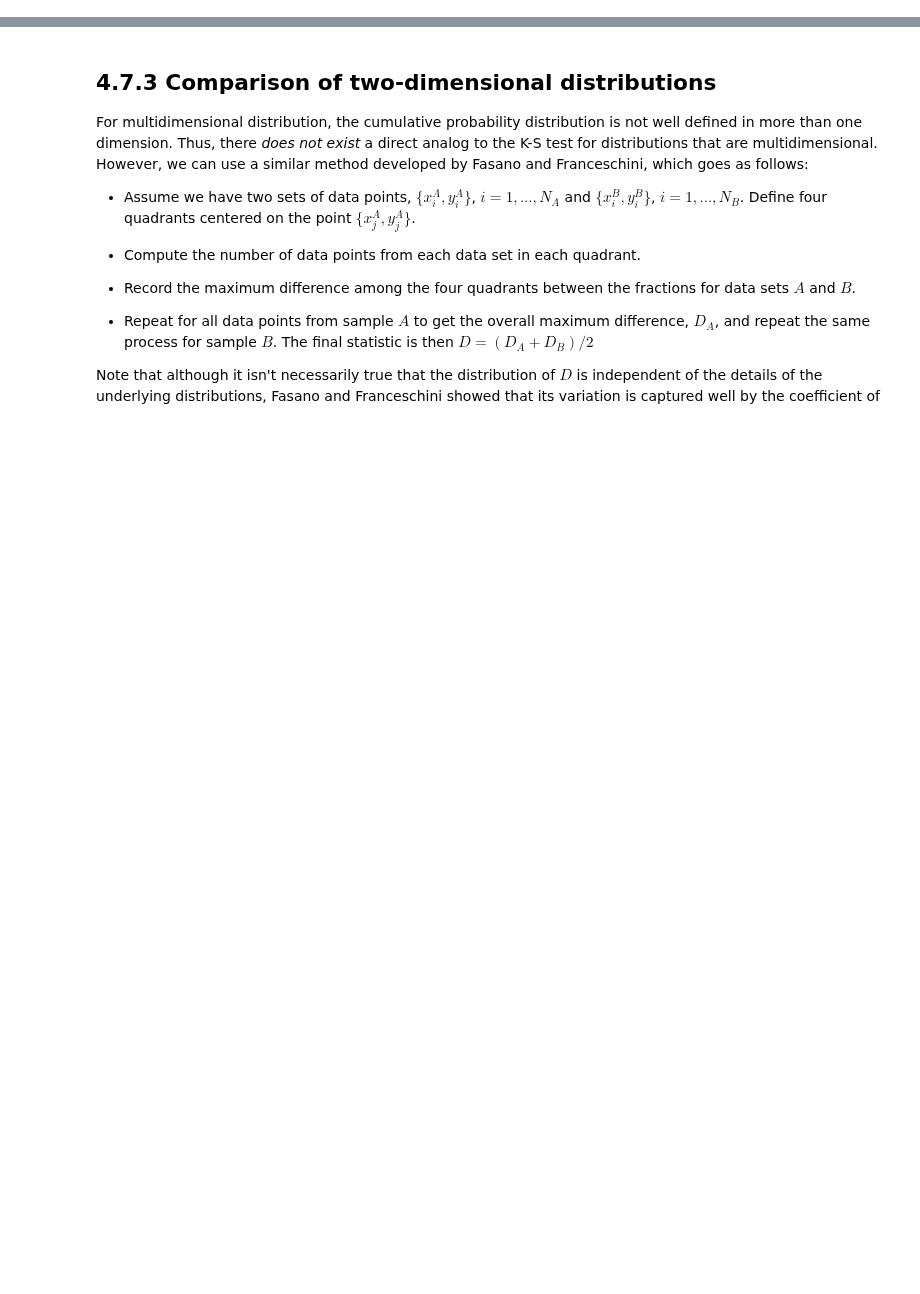
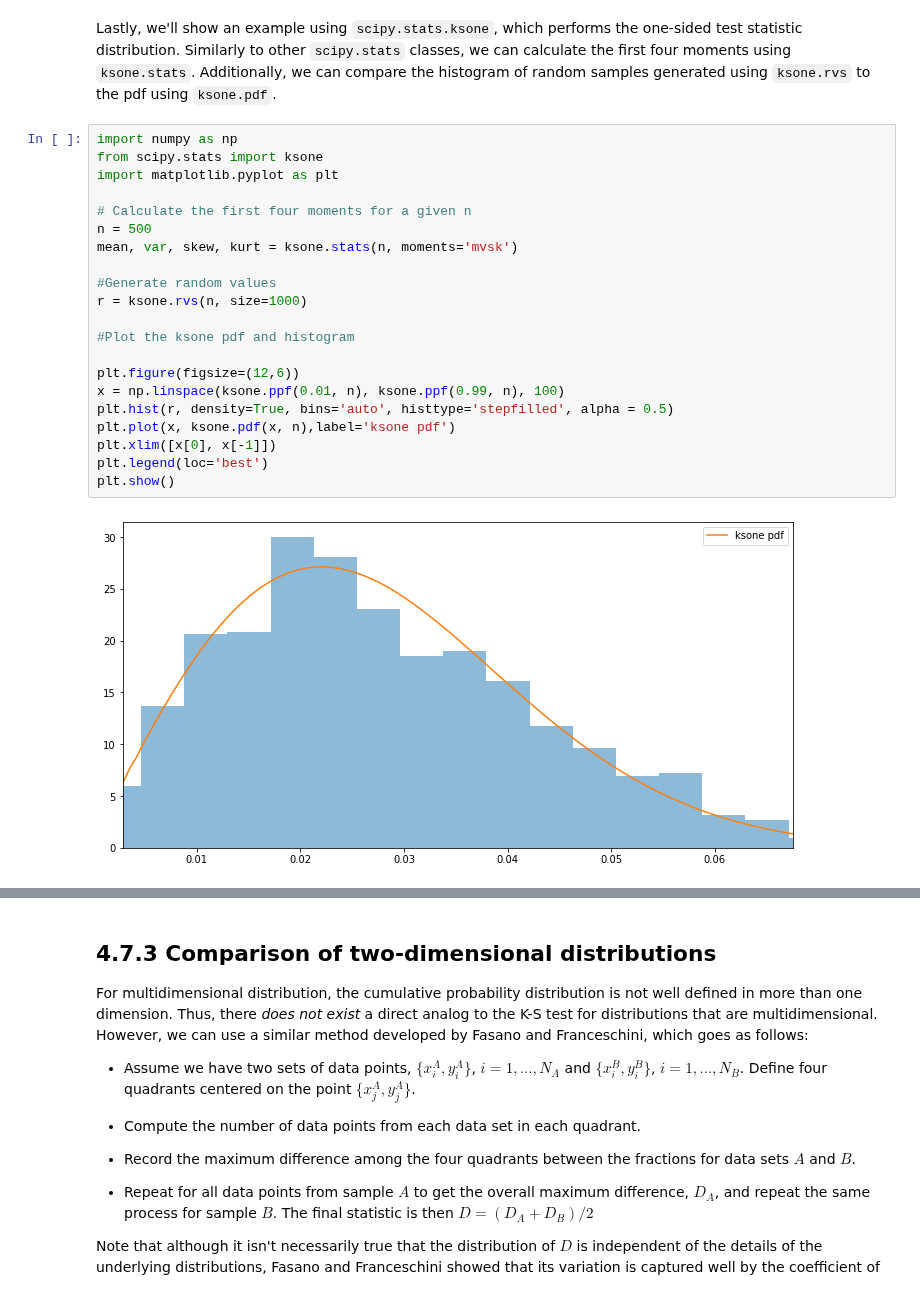
Before and after one commit to astroML/astroML-notebooks, a Jupyter notebook: chapter4/astroml_chapter4_Comparison_of_distributions.ipynb, the cells around one changed output, grey strips where cells are left out. Cells and saved outputs as stored; diff of their text form; blank space fills up the shorter version.

```diff
--- a/chapter4/astroml_chapter4_Comparison_of_distributions.ipynb
+++ b/chapter4/astroml_chapter4_Comparison_of_distributions.ipynb
@@ -89,3 +106,28 @@ When $F(x)$ corresponds to a uniform differential distribution $G=0$ and $G \leq
+# %% [markdown]
+Lastly, we'll show an example using `scipy.stats.ksone`, which performs the one-sided test statistic distribution. Similarly to other `scipy.stats` classes, we can calculate the first four moments using `ksone.stats`. Additionally, we can compare the histogram of random samples generated using `ksone.rvs` to the pdf using `ksone.pdf`.
+# %%
+import numpy as np
+from scipy.stats import ksone
+import matplotlib.pyplot as plt
+
+# Calculate the first four moments for a given n
+n = 500
+mean, var, skew, kurt = ksone.stats(n, moments='mvsk')
+
+#Generate random values
+r = ksone.rvs(n, size=1000)
+
+#Plot the ksone pdf and histogram
+
+plt.figure(figsize=(12,6))
+x = np.linspace(ksone.ppf(0.01, n), ksone.ppf(0.99, n), 100)
+plt.hist(r, density=True, bins='auto', histtype='stepfilled', alpha = 0.5)
+plt.plot(x, ksone.pdf(x, n),label='ksone pdf')
+plt.xlim([x[0], x[-1]])
+plt.legend(loc='best')
+plt.show()
+# %% [output]
+[figure, added]
 # %% [markdown]
 ### *The U test and the Wilcoxon test*
 
```
Also changed, not shown: parts of 29 cells of this notebook.
